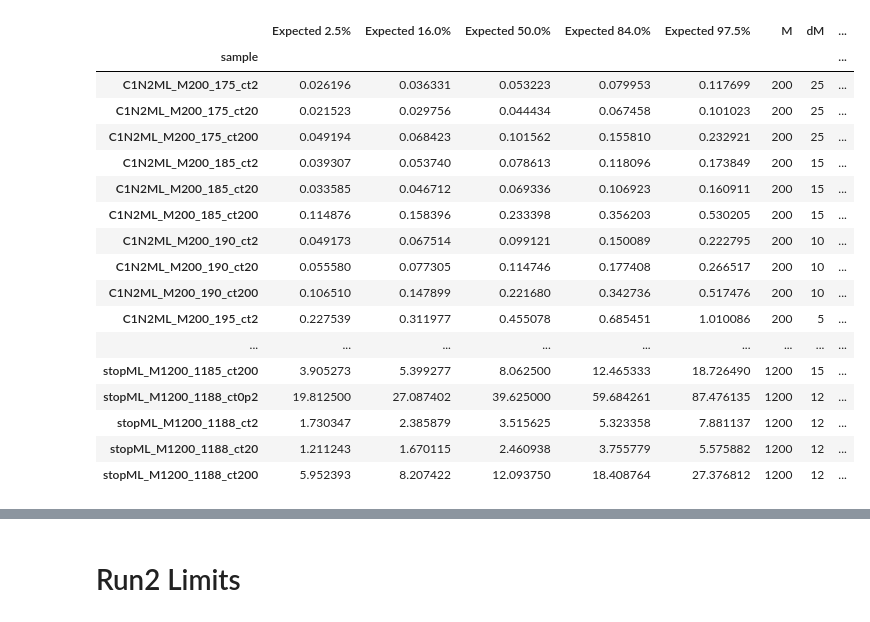
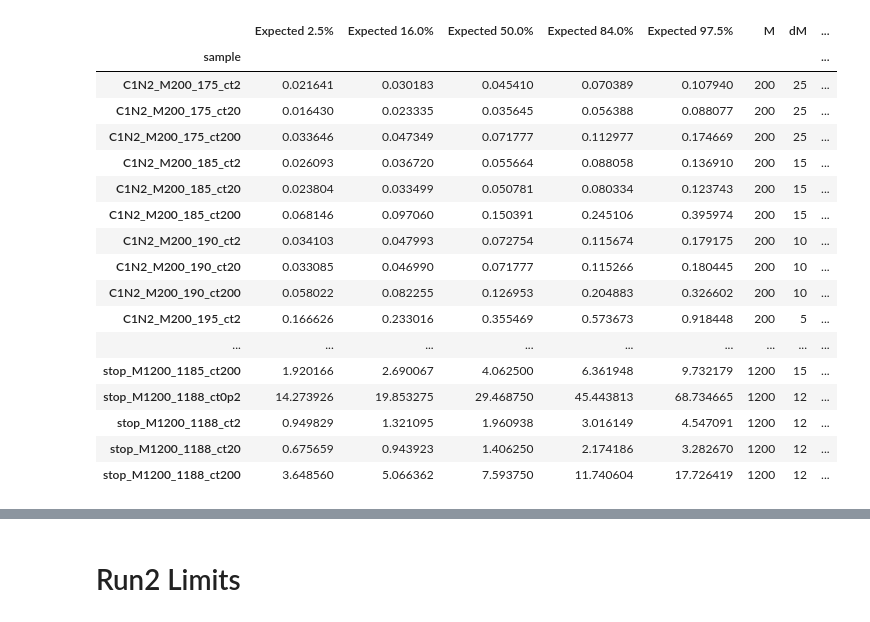
Before and after one commit to HephyAnalysisSW/SoftDisplacedVertices, a Jupyter notebook: Plotter/limitcalc/AN-25-092_readLimits.ipynb, the cells around one changed output, grey strips where cells are left out. Cells and saved outputs as stored; diff of their text form; code cells hidden in the pictures.

```diff
--- a/Plotter/limitcalc/AN-25-092_readLimits.ipynb
+++ b/Plotter/limitcalc/AN-25-092_readLimits.ipynb
@@ -32,32 +35,32 @@ def model_group(name: str) -> str:
 # %%
 from copy import deepcopy
 
-store = pd.HDFStore('/scratch-cbe/users/alikaan.gueven/AN_plots/ParT_hists/plotconfig_Run2_goodtk_first_v2/limit_tables/run2/limit_table_store.h5', 'r')
+store = pd.HDFStore(f'/scratch-cbe/users/alikaan.gueven/AN_plots/ParT_hists/{uniquedir}/limit_tables/gmN/limit_table_store.h5', 'r')
 df = deepcopy(store['all_limits'])
 df['M']     = df.index.map(parse_M)
 df['dM']    = df['M'] - df.index.map(parse_M2)
 df['ct']    = df.index.map(parse_ct)
 df['model'] = df.index.map(model_group)
 df
 # %% [output]
 |  | Expected 2.5% | Expected 16.0% | Expected 50.0% | Expected 84.0% | Expected 97.5% | M | dM | ... |
 | sample |  |  |  |  |  |  |  | ... |
-| C1N2ML_M200_175_ct2 | 0.026196 | 0.036331 | 0.053223 | 0.079953 | 0.117699 | 200 | 25 | ... |
-| C1N2ML_M200_175_ct20 | 0.021523 | 0.029756 | 0.044434 | 0.067458 | 0.101023 | 200 | 25 | ... |
-| C1N2ML_M200_175_ct200 | 0.049194 | 0.068423 | 0.101562 | 0.155810 | 0.232921 | 200 | 25 | ... |
-| C1N2ML_M200_185_ct2 | 0.039307 | 0.053740 | 0.078613 | 0.118096 | 0.173849 | 200 | 15 | ... |
-| C1N2ML_M200_185_ct20 | 0.033585 | 0.046712 | 0.069336 | 0.106923 | 0.160911 | 200 | 15 | ... |
-| C1N2ML_M200_185_ct200 | 0.114876 | 0.158396 | 0.233398 | 0.356203 | 0.530205 | 200 | 15 | ... |
-| C1N2ML_M200_190_ct2 | 0.049173 | 0.067514 | 0.099121 | 0.150089 | 0.222795 | 200 | 10 | ... |
-| C1N2ML_M200_190_ct20 | 0.055580 | 0.077305 | 0.114746 | 0.177408 | 0.266517 | 200 | 10 | ... |
-| C1N2ML_M200_190_ct200 | 0.106510 | 0.147899 | 0.221680 | 0.342736 | 0.517476 | 200 | 10 | ... |
-| C1N2ML_M200_195_ct2 | 0.227539 | 0.311977 | 0.455078 | 0.685451 | 1.010086 | 200 | 5 | ... |
+| C1N2_M200_175_ct2 | 0.021641 | 0.030183 | 0.045410 | 0.070389 | 0.107940 | 200 | 25 | ... |
+| C1N2_M200_175_ct20 | 0.016430 | 0.023335 | 0.035645 | 0.056388 | 0.088077 | 200 | 25 | ... |
+| C1N2_M200_175_ct200 | 0.033646 | 0.047349 | 0.071777 | 0.112977 | 0.174669 | 200 | 25 | ... |
+| C1N2_M200_185_ct2 | 0.026093 | 0.036720 | 0.055664 | 0.088058 | 0.136910 | 200 | 15 | ... |
+| C1N2_M200_185_ct20 | 0.023804 | 0.033499 | 0.050781 | 0.080334 | 0.123743 | 200 | 15 | ... |
+| C1N2_M200_185_ct200 | 0.068146 | 0.097060 | 0.150391 | 0.245106 | 0.395974 | 200 | 15 | ... |
+| C1N2_M200_190_ct2 | 0.034103 | 0.047993 | 0.072754 | 0.115674 | 0.179175 | 200 | 10 | ... |
+| C1N2_M200_190_ct20 | 0.033085 | 0.046990 | 0.071777 | 0.115266 | 0.180445 | 200 | 10 | ... |
+| C1N2_M200_190_ct200 | 0.058022 | 0.082255 | 0.126953 | 0.204883 | 0.326602 | 200 | 10 | ... |
+| C1N2_M200_195_ct2 | 0.166626 | 0.233016 | 0.355469 | 0.573673 | 0.918448 | 200 | 5 | ... |
 | ... | ... | ... | ... | ... | ... | ... | ... | ... |
-| stopML_M1200_1185_ct200 | 3.905273 | 5.399277 | 8.062500 | 12.465333 | 18.726490 | 1200 | 15 | ... |
-| stopML_M1200_1188_ct0p2 | 19.812500 | 27.087402 | 39.625000 | 59.684261 | 87.476135 | 1200 | 12 | ... |
-| stopML_M1200_1188_ct2 | 1.730347 | 2.385879 | 3.515625 | 5.323358 | 7.881137 | 1200 | 12 | ... |
-| stopML_M1200_1188_ct20 | 1.211243 | 1.670115 | 2.460938 | 3.755779 | 5.575882 | 1200 | 12 | ... |
-| stopML_M1200_1188_ct200 | 5.952393 | 8.207422 | 12.093750 | 18.408764 | 27.376812 | 1200 | 12 | ... |
+| stop_M1200_1185_ct200 | 1.920166 | 2.690067 | 4.062500 | 6.361948 | 9.732179 | 1200 | 15 | ... |
+| stop_M1200_1188_ct0p2 | 14.273926 | 19.853275 | 29.468750 | 45.443813 | 68.734665 | 1200 | 12 | ... |
+| stop_M1200_1188_ct2 | 0.949829 | 1.321095 | 1.960938 | 3.016149 | 4.547091 | 1200 | 12 | ... |
+| stop_M1200_1188_ct20 | 0.675659 | 0.943923 | 1.406250 | 2.174186 | 3.282670 | 1200 | 12 | ... |
+| stop_M1200_1188_ct200 | 3.648560 | 5.066362 | 7.593750 | 11.740604 | 17.726419 | 1200 | 12 | ... |
 # %%
 obs_EXO_24_033_C1N2 = {
     'ct': (0.2, 2, 20, 200),
```
Also changed, not shown: parts of 3 cells of this notebook, 16 other files.
